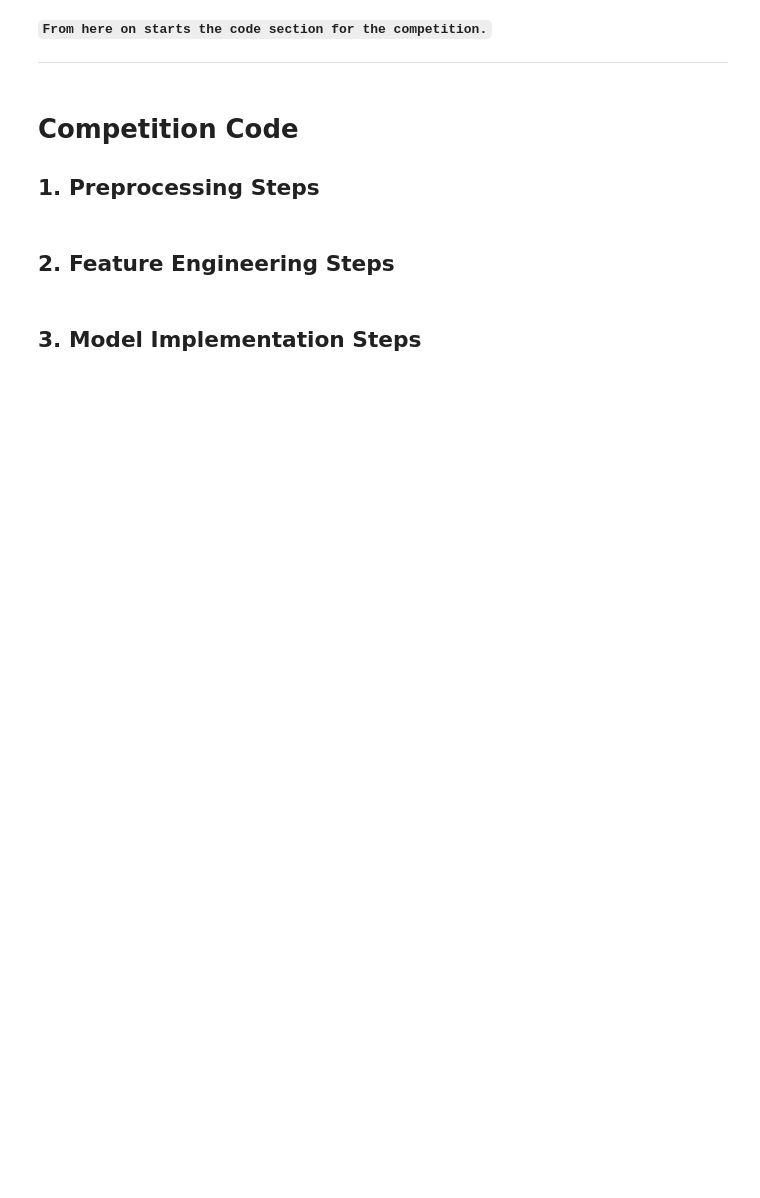
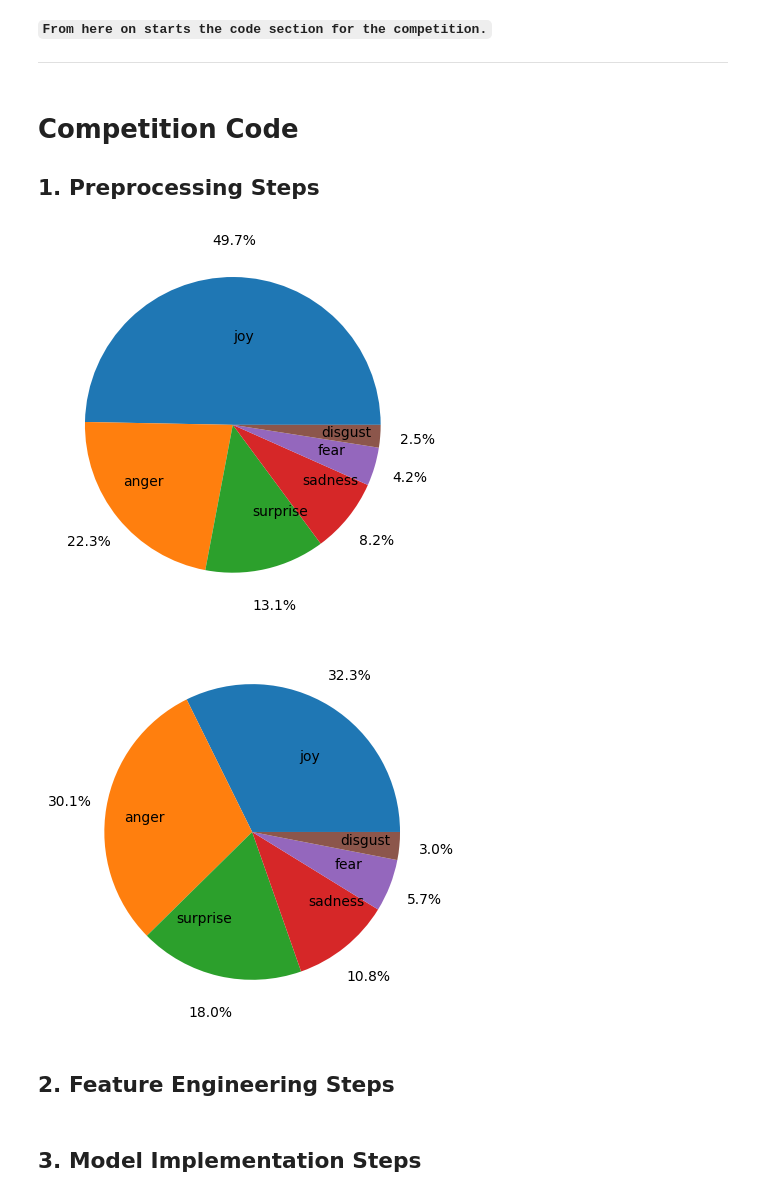
Before and after one commit to fernandovt0210/DM2025-Lab2-Exercise, a Jupyter notebook: DM2025-Lab2-Homework.ipynb, the cells around one changed output. Cells and saved outputs as stored; diff of their text form; code cells hidden in the pictures; blank space fills up the shorter version.

```diff
--- a/DM2025-Lab2-Homework.ipynb
+++ b/DM2025-Lab2-Homework.ipynb
@@ -152,2 +171,69 @@ Markdown Syntax to Add Image: `![Description of the Image](./your_local_folder/n
+# %%
+##############################################################################################################################################################################################
+#
+#  Important note: The code below is a "clean" version of the code that I made. Taking all of the relevant parts of it and organizing them. The "messy" code you can find it on a jupyter
+#  notebook under the folder ""Kaggle competition". This is the same code, just organized.
+#
+##############################################################################################################################################################################################
+
+import pandas as pd
+import json
+import matplotlib.pyplot as plt
+from sklearn.model_selection import train_test_split
+import matplotlib.pyplot as plt
+
+with open('./Kaggle competition/final_posts.json', 'r', encoding='utf-8') as json_file:
+    json_data = json.load(json_file)
+
+
+json_raw_DF = pd.json_normalize(json_data)
+
+emotions_DF_unfiltered = json_raw_DF[["root._source.post.post_id","root._source.post.text", "root._source.post.hashtags"]]
+
+emotions_DF_unfiltered.columns = ["Post_ID","Text","Hashtags"]
+
+data_identification_csv_DF = pd.read_csv("./Kaggle competition/data_identification.csv", sep= ",", names=["Post_ID_data_ID_csv","Split"], skiprows= 1)
+
+emotions_DF = pd.concat([emotions_DF_unfiltered, data_identification_csv_DF["Split"]], axis = 1)
+
+def Null_counter(row):
+    counts = 0
+    for x in row:
+        if x == True:
+            counts += 1
+    return counts
+
+emotions_DF.isnull().apply(lambda x: Null_counter(x)) #No empty values
+sum(emotions_DF.duplicated('Post_ID')) #No duplicates
+
+emotions_csv_DF = pd.read_csv("./Kaggle competition/emotion.csv")
+
+emotions_DF_merged = emotions_DF.merge(emotions_csv_DF, left_on= "Post_ID", right_on="id", how="left")
+
+fig, ax = plt.subplots()
+ax.pie(emotions_DF_merged.emotion.value_counts(), labels=emotions_DF_merged.emotion.value_counts().index, autopct='%1.1f%%',
+       pctdistance=1.25, labeldistance=.6)
+
+train_DF = emotions_DF_merged[emotions_DF_merged["Split"] == "train"]
+joy_DF = train_DF[train_DF["emotion"] == "joy"]
+
+joy_DF_sample = joy_DF.sample(n=2100, random_state=8)
+
+no_joy_DF = train_DF[train_DF["emotion"] != "joy"]
+no_joy_DF_sample = no_joy_DF.sample(n=4400, random_state=8)
+
+sample_DF_train = pd.concat([joy_DF_sample, no_joy_DF_sample])
+
+fig, ax = plt.subplots()
+ax.pie(sample_DF_train.emotion.value_counts(), labels=sample_DF_train.emotion.value_counts().index, autopct='%1.1f%%',
+       pctdistance=1.25, labeldistance=.6)
+
+
+train_text_split , test_text_split, train_emotion_split, test_emotion_split = train_test_split(sample_DF_train["Text"], sample_DF_train["emotion"],  test_size=0.3 , random_state=8, stratify=sample_DF_train["emotion"])
+
+RB_train, RB_test = train_test_split(sample_DF_train, test_size=0.4, random_state=8, stratify=sample_DF_train["emotion"]) # Increased the test size. Felt it necessary after the poor results of TF
+# %% [output]
+[figure, added]
+[figure, added]
 # %% [markdown]
 ## 2. Feature Engineering Steps
```
Also changed, not shown: parts of 8 cells of this notebook, 21 other files.
